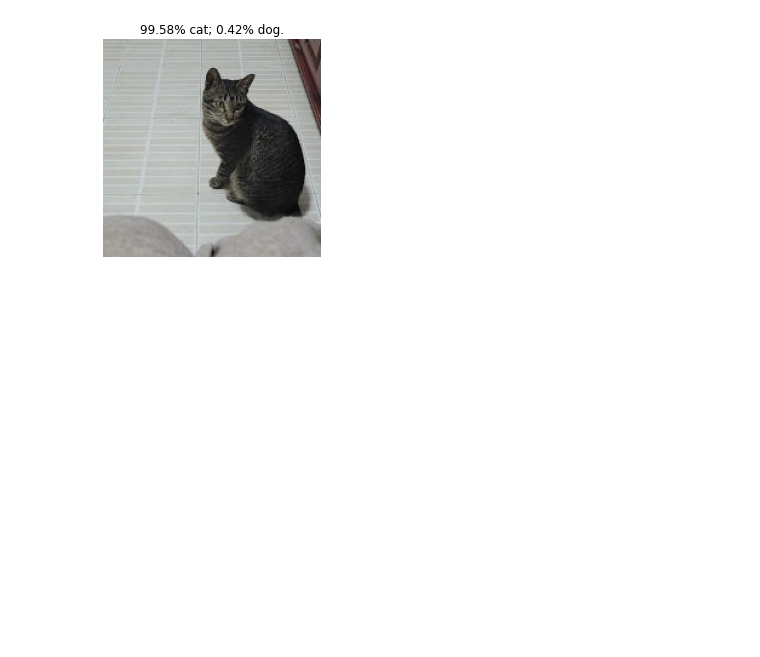
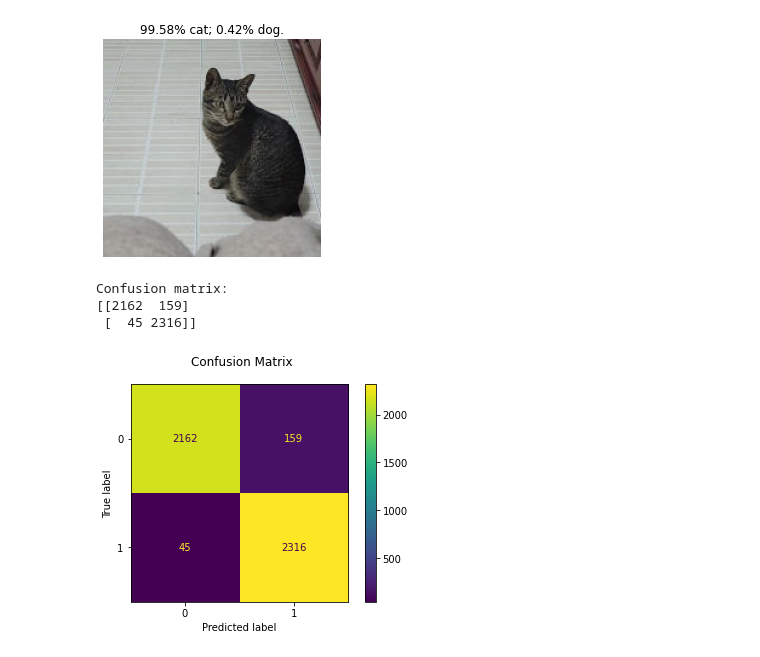
Before and after one commit to alex-lt-kong/detect-predictive-power-with-simple-models, a Jupyter notebook: 04_cats-vs-dogs/01_cnn.ipynb, the cells around one changed output. Saved outputs shown, nothing was run; the diff lists cells and outputs as text; code cells hidden in the pictures; blank space fills up the shorter version.

Commit message:
confusion matrix

```diff
--- a/04_cats-vs-dogs/01_cnn.ipynb
+++ b/04_cats-vs-dogs/01_cnn.ipynb
@@ -205,3 +205,23 @@ for p in os.listdir(my_pets):
 [figure]
 [figure]
 [figure]
+# %%
+y_pred = []
+y_true = []
+for x, y in val_ds:
+    y_pred.extend(model.predict(x))
+    y_true.extend(y.numpy())
+y_pred_cat = np.rint([item for sublist in y_pred for item in sublist])
+# %%
+from sklearn import metrics
+
+disp = metrics.ConfusionMatrixDisplay.from_predictions(y_true=y_true, y_pred=y_pred_cat)
+disp.figure_.suptitle("Confusion Matrix")
+print(f"Confusion matrix:\n{disp.confusion_matrix}")
+
+plt.show()
+# %% [output]
+Confusion matrix:
+[[2162  159]
+ [  45 2316]]
+[figure, added]
```
Also changed, not shown: 52 other files.
